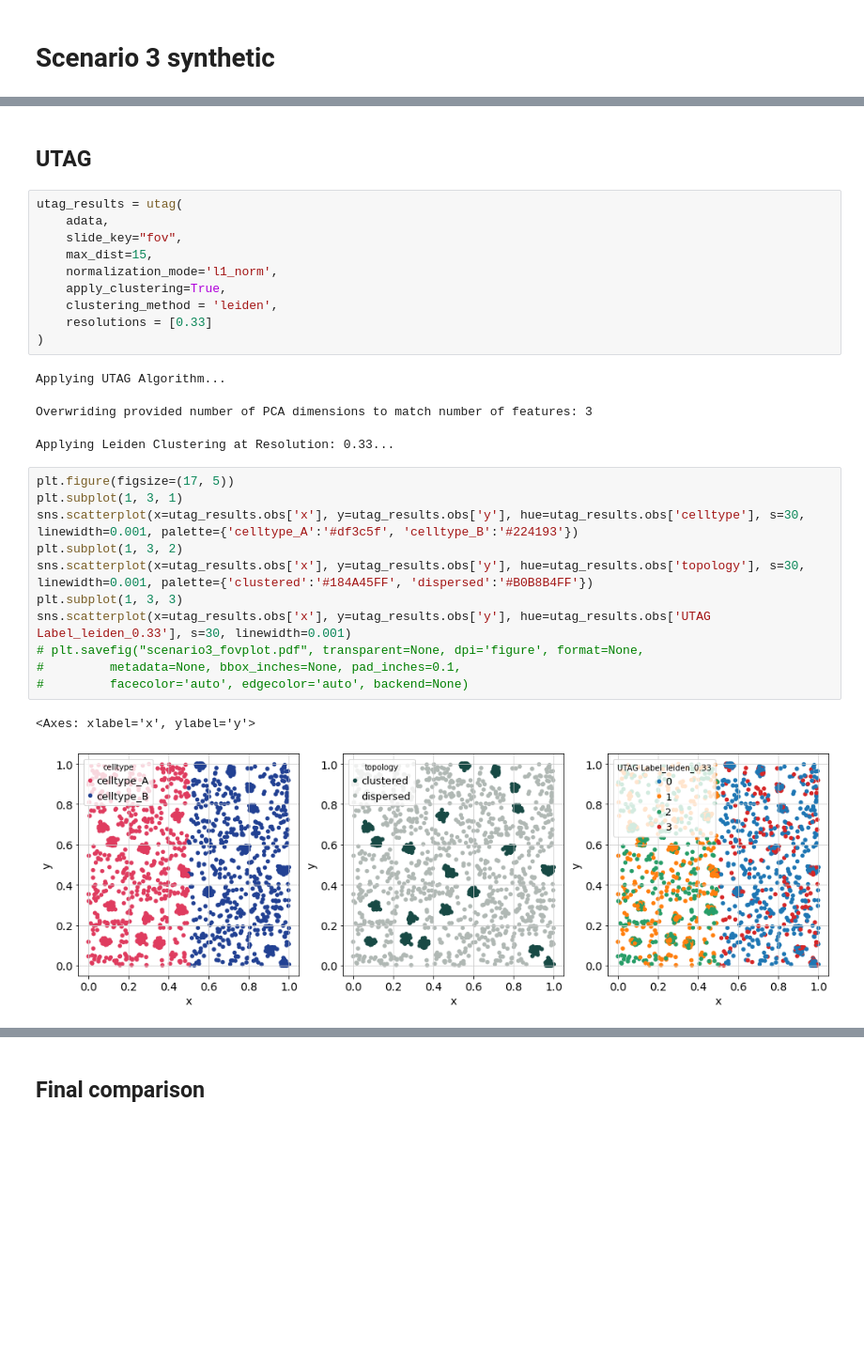
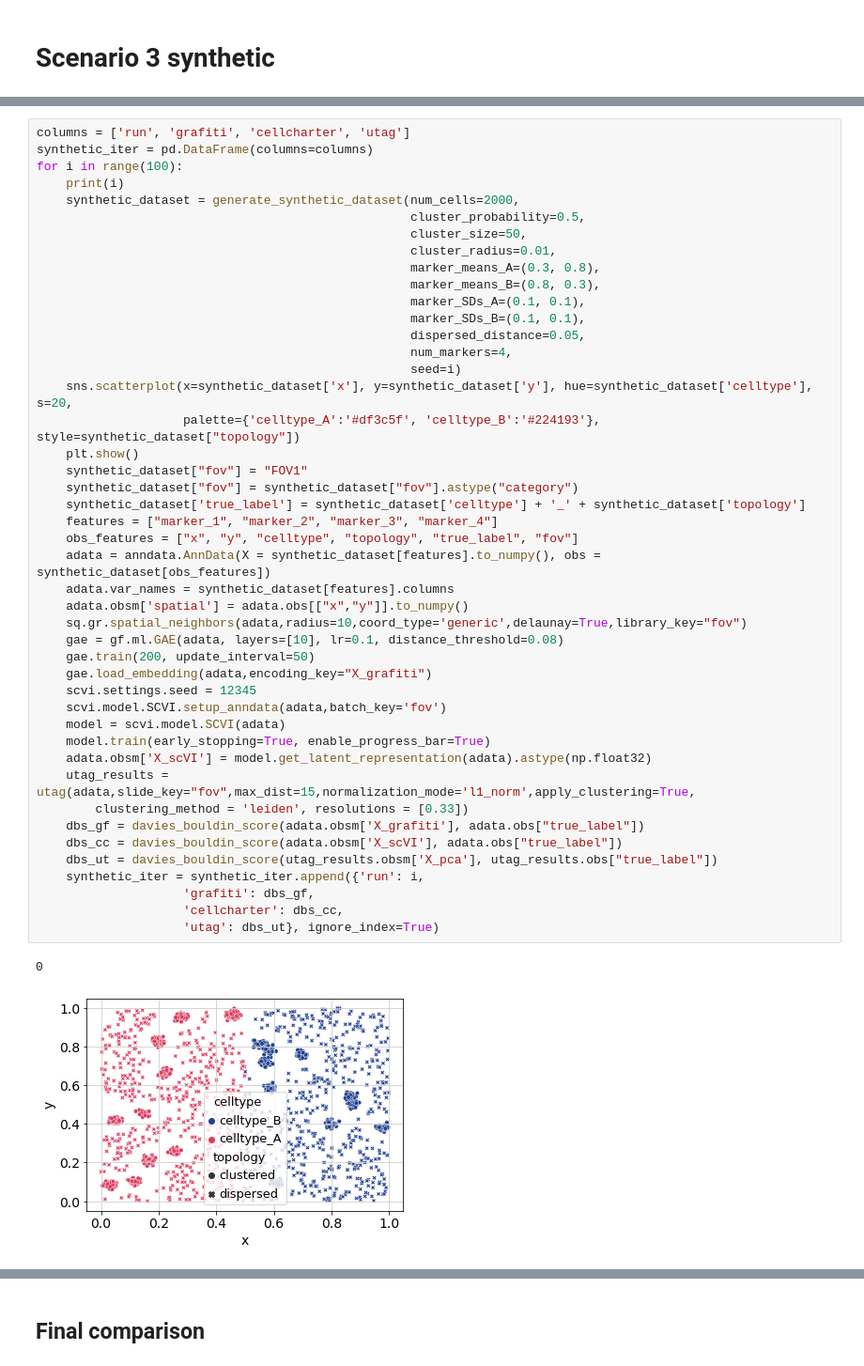
Before and after one commit to nceglia/grafiti, a Jupyter notebook: notebooks/synthetic_method_comparison.ipynb, the cells around one changed output, grey strips where cells are left out. Shown at 94% size. Saved outputs shown, nothing was run; the diff lists cells and outputs as text; blank space fills up the shorter version.

```diff
--- a/notebooks/synthetic_method_comparison.ipynb
+++ b/notebooks/synthetic_method_comparison.ipynb
@@ -317,30 +107,48 @@ sns.scatterplot(x=adata.obs['x'], y=adata.obs['y'], hue=adata.obs['cc'], s=30, l
-# %% [markdown]
-## UTAG
-# %%
-utag_results = utag(
-    adata,
-    slide_key="fov",
-    max_dist=15,
-    normalization_mode='l1_norm',
-    apply_clustering=True,
-    clustering_method = 'leiden',
-    resolutions = [0.33]
-)
-# %% [output]
-Applying UTAG Algorithm...
-Overwriding provided number of PCA dimensions to match number of features: 3
-Applying Leiden Clustering at Resolution: 0.33...
-# %%
-plt.figure(figsize=(17, 5))
-plt.subplot(1, 3, 1)
-sns.scatterplot(x=utag_results.obs['x'], y=utag_results.obs['y'], hue=utag_results.obs['celltype'], s=30, linewidth=0.001, palette={'celltype_A':'#df3c5f', 'celltype_B':'#224193'})
-plt.subplot(1, 3, 2)
-sns.scatterplot(x=utag_results.obs['x'], y=utag_results.obs['y'], hue=utag_results.obs['topology'], s=30, linewidth=0.001, palette={'clustered':'#184A45FF', 'dispersed':'#B0B8B4FF'})
-plt.subplot(1, 3, 3)
-sns.scatterplot(x=utag_results.obs['x'], y=utag_results.obs['y'], hue=utag_results.obs['UTAG Label_leiden_0.33'], s=30, linewidth=0.001)
-# plt.savefig("scenario3_fovplot.pdf", transparent=None, dpi='figure', format=None,
-#         metadata=None, bbox_inches=None, pad_inches=0.1,
-#         facecolor='auto', edgecolor='auto', backend=None)
-# %% [output]
-<Axes: xlabel='x', ylabel='y'>
-[figure, removed]
+# %%
+columns = ['run', 'grafiti', 'cellcharter', 'utag']
+synthetic_iter = pd.DataFrame(columns=columns)
+for i in range(100):
+    print(i)
+    synthetic_dataset = generate_synthetic_dataset(num_cells=2000,
+                                                   cluster_probability=0.5,
+                                                   cluster_size=50,
+                                                   cluster_radius=0.01,
+                                                   marker_means_A=(0.3, 0.8),
+                                                   marker_means_B=(0.8, 0.3),
+                                                   marker_SDs_A=(0.1, 0.1),
+                                                   marker_SDs_B=(0.1, 0.1),
+                                                   dispersed_distance=0.05,
+                                                   num_markers=4,
+                                                   seed=i)
+    sns.scatterplot(x=synthetic_dataset['x'], y=synthetic_dataset['y'], hue=synthetic_dataset['celltype'], s=20,
+                    palette={'celltype_A':'#df3c5f', 'celltype_B':'#224193'}, style=synthetic_dataset["topology"])
+    plt.show()
+    synthetic_dataset["fov"] = "FOV1"
+    synthetic_dataset["fov"] = synthetic_dataset["fov"].astype("category")
+    synthetic_dataset['true_label'] = synthetic_dataset['celltype'] + '_' + synthetic_dataset['topology']
+    features = ["marker_1", "marker_2", "marker_3", "marker_4"]
+    obs_features = ["x", "y", "celltype", "topology", "true_label", "fov"]
+    adata = anndata.AnnData(X = synthetic_dataset[features].to_numpy(), obs = synthetic_dataset[obs_features])
+    adata.var_names = synthetic_dataset[features].columns
+    adata.obsm['spatial'] = adata.obs[["x","y"]].to_numpy()
+    sq.gr.spatial_neighbors(adata,radius=10,coord_type='generic',delaunay=True,library_key="fov")
+    gae = gf.ml.GAE(adata, layers=[10], lr=0.1, distance_threshold=0.08)
+    gae.train(200, update_interval=50)
+    gae.load_embedding(adata,encoding_key="X_grafiti")
+    scvi.settings.seed = 12345
+    scvi.model.SCVI.setup_anndata(adata,batch_key='fov')
+    model = scvi.model.SCVI(adata)
+    model.train(early_stopping=True, enable_progress_bar=True)
+    adata.obsm['X_scVI'] = model.get_latent_representation(adata).astype(np.float32)
+    utag_results = utag(adata,slide_key="fov",max_dist=15,normalization_mode='l1_norm',apply_clustering=True,
+        clustering_method = 'leiden', resolutions = [0.33])
+    dbs_gf = davies_bouldin_score(adata.obsm['X_grafiti'], adata.obs["true_label"])
+    dbs_cc = davies_bouldin_score(adata.obsm['X_scVI'], adata.obs["true_label"])
+    dbs_ut = davies_bouldin_score(utag_results.obsm['X_pca'], utag_results.obs["true_label"])
+    synthetic_iter = synthetic_iter.append({'run': i,
+                    'grafiti': dbs_gf,
+                    'cellcharter': dbs_cc,
+                    'utag': dbs_ut}, ignore_index=True)
+# %% [output]
+0
+[figure, added]
```
Also changed, not shown: parts of 28 cells of this notebook.
